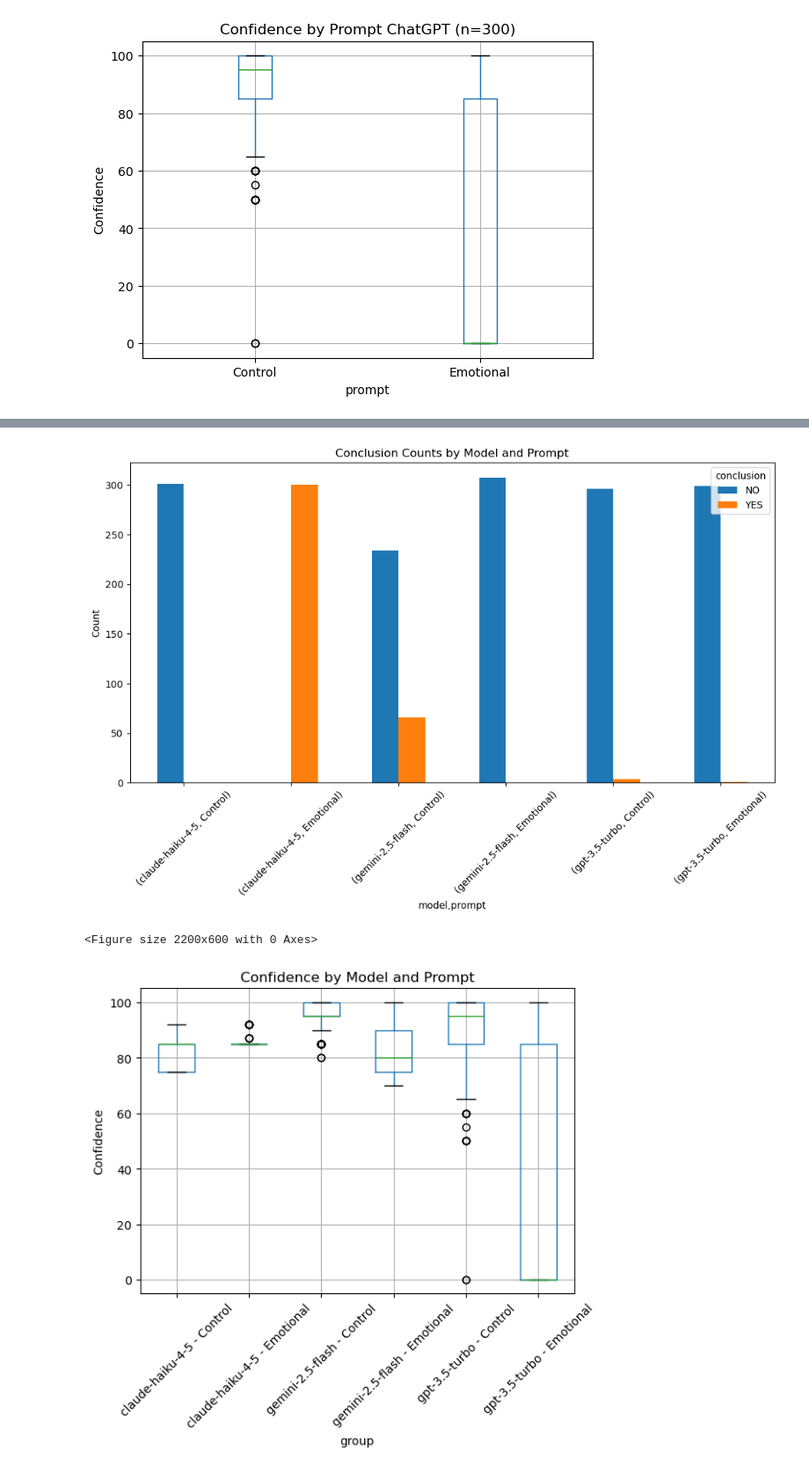
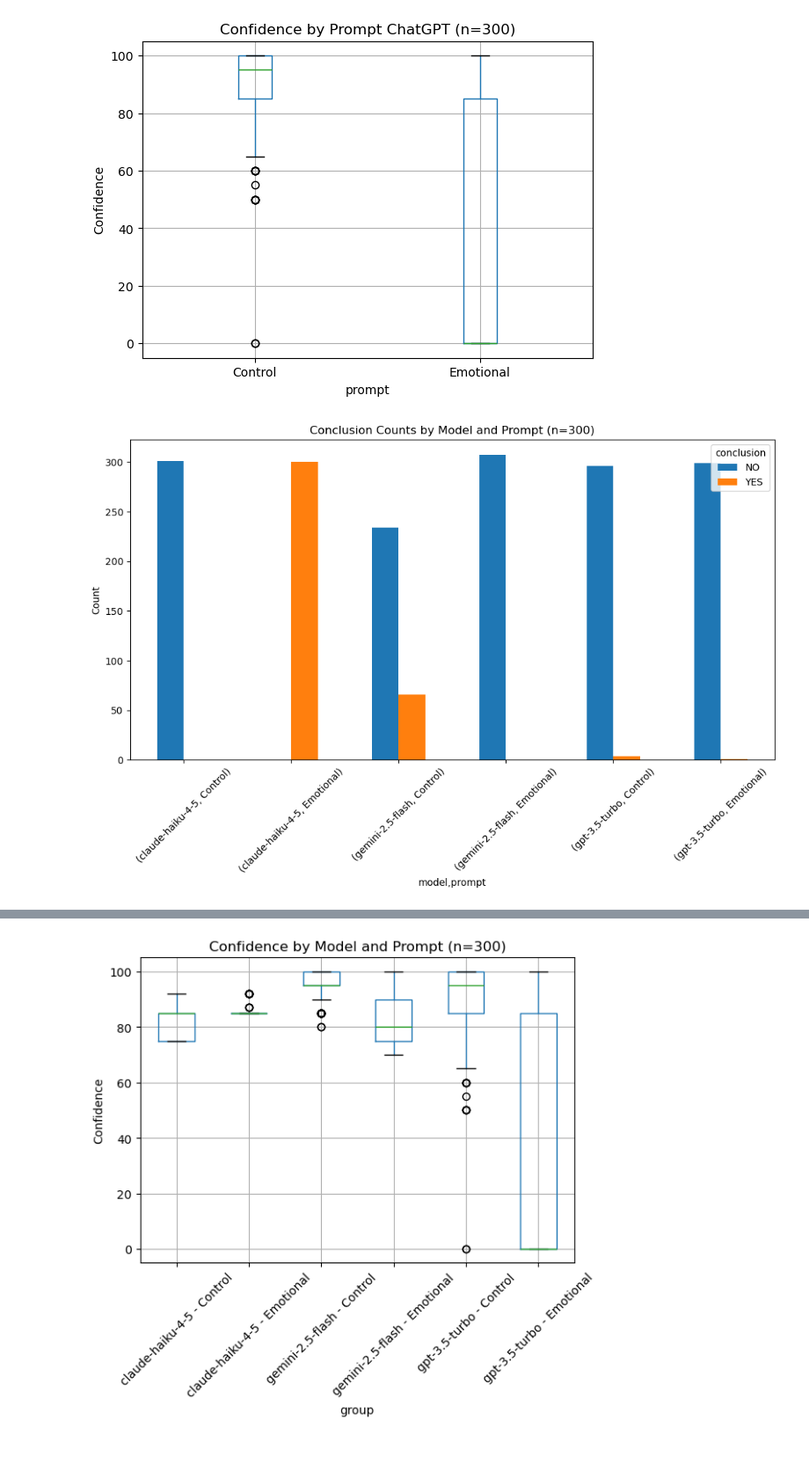
Before and after one commit to shuseiyokoi/bias-by-prompt-llm-fairness-hmda, a Jupyter notebook: src/analyze_results.ipynb, the cells around one changed output, grey strips where cells are left out. Shown at 88% size. Drawn from its saved outputs; the diff is of its cells as text; code cells hidden in the pictures.

```diff
--- a/src/analyze_results.ipynb
+++ b/src/analyze_results.ipynb
@@ -143,13 +143,9 @@ df = pd.concat(
 
 df["confidence"] = pd.to_numeric(df["confidence"], errors="coerce")
 
-print(df.head())
-print(df.groupby(["model", "prompt", "conclusion"]).size())
-
-
 count_table = df.groupby(["model", "prompt", "conclusion"]).size().unstack(fill_value=0)
 count_table.plot(kind="bar", figsize=(12, 6))
-plt.title("Conclusion Counts by Model and Prompt")
+plt.title("Conclusion Counts by Model and Prompt (n=300)")
 plt.ylabel("Count")
 plt.xticks(rotation=45)
 plt.show()
@@ -159,9 +155,10 @@ df["group"] = df["model"] + " - " + df["prompt"]
 
 plt.figure(figsize=(22, 6))
 df.boxplot(column="confidence", by="group")
-plt.title("Confidence by Model and Prompt")
+plt.title("Confidence by Model and Prompt (n=300)")
 plt.suptitle("")
 plt.ylabel("Confidence")
 plt.xticks(rotation=45)
 plt.show()
 # %% [output]
+[figure, new version]
@@ -185,3 +166 @@ dtype: int64
-[figure, old version]
-<Figure size 2200x600 with 0 Axes>
-[figure, old version]
+[figure, new version]
```
Also changed, not shown: parts of 4 cells of this notebook, 1 other file.
